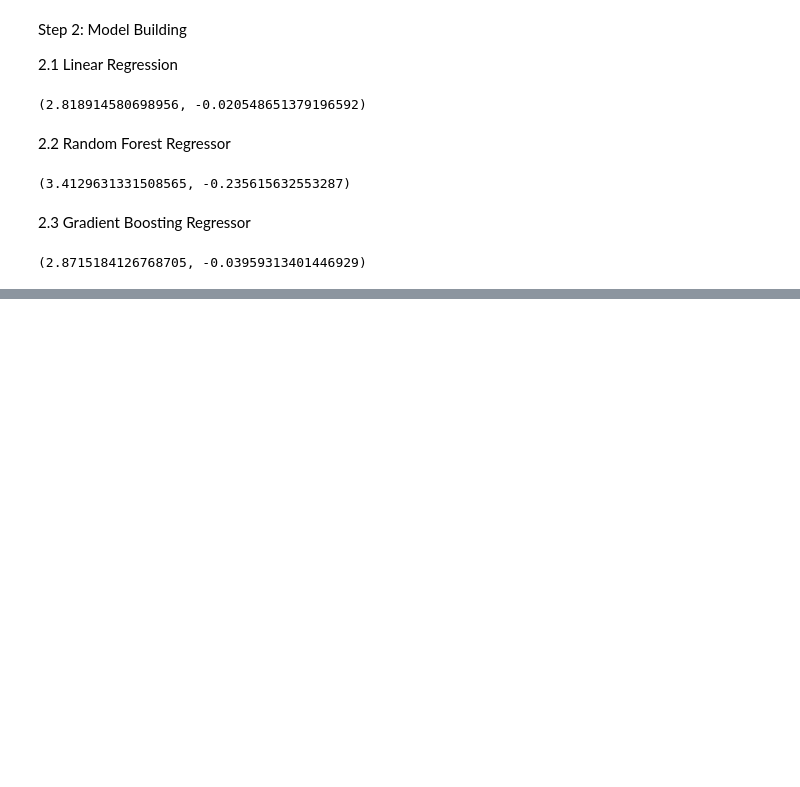
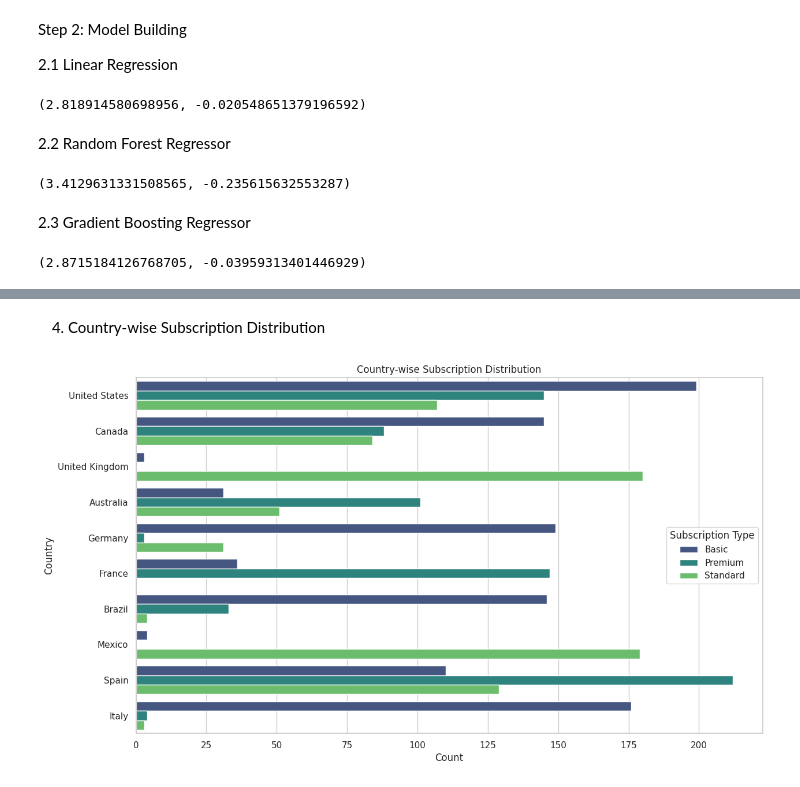
Before and after one commit to ShrinkhalaSingh123/NetflixSubscriptionPlanPredictiveAnalysis, a Jupyter notebook: NetflixSubscriptionPlan_Predictive_Analysis.ipynb, the cells around one changed output, grey strips where cells are left out. Saved outputs shown, nothing was run; the diff lists cells and outputs as text; code cells hidden in the pictures; blank space fills up the shorter version.

```diff
--- a/NetflixSubscriptionPlan_Predictive_Analysis.ipynb
+++ b/NetflixSubscriptionPlan_Predictive_Analysis.ipynb
@@ -152,0 +203,12 @@ mse_gb, r2_gb
+# %% [markdown]
+4. Country-wise Subscription Distribution
+# %%
+# Plot Country-wise Subscription Distribution
+plt.figure(figsize=(14, 8))
+sns.countplot(data=df, y='Country', hue='Subscription Type', palette='viridis')
+plt.title('Country-wise Subscription Distribution')
+plt.xlabel('Count')
+plt.ylabel('Country')
+plt.show()
+# %% [output]
+[figure, added]
```
Also changed, not shown: parts of 9 cells of this notebook.
